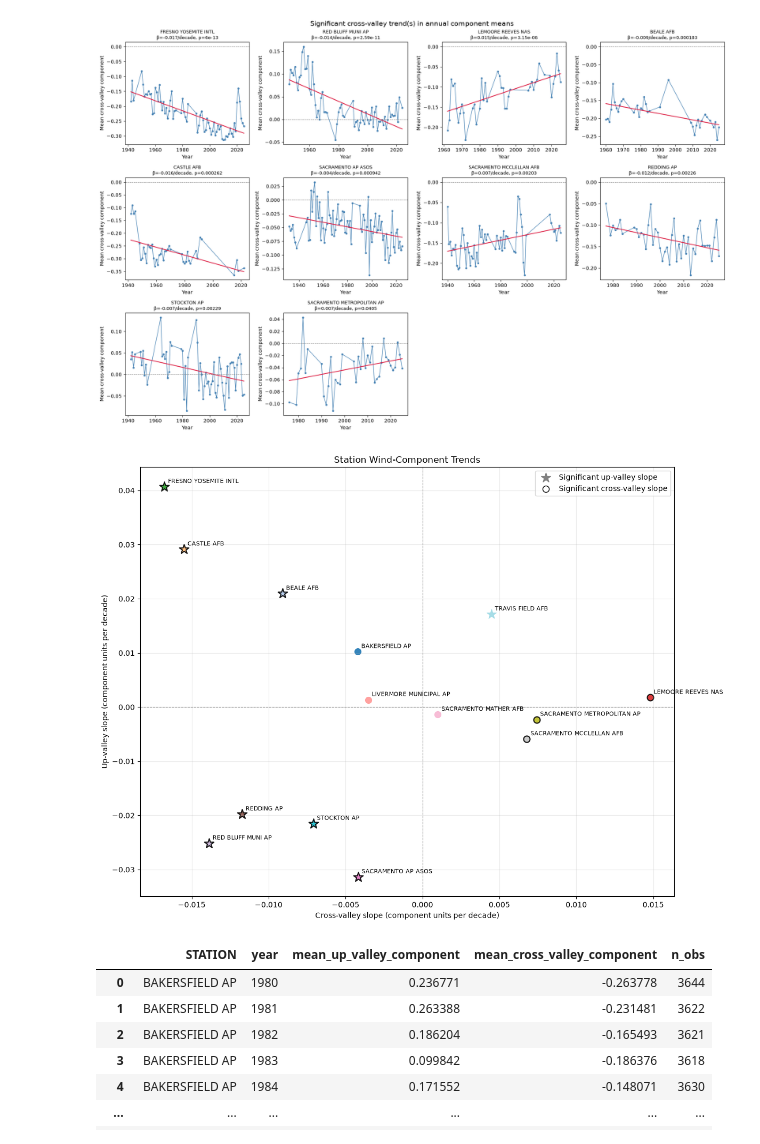
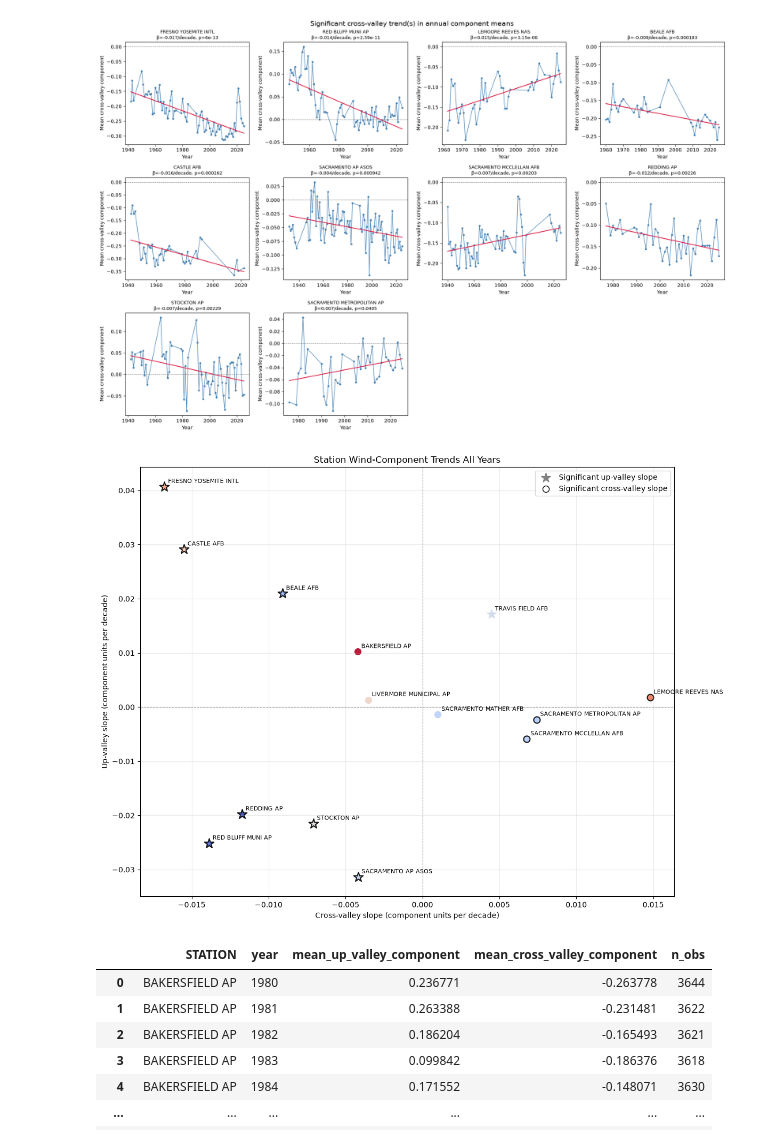
Before and after one commit to audfish/WQ2026, a Jupyter notebook: Fog_wind_analysis_v2.ipynb, the cells around one changed output. Drawn from its saved outputs; the diff is of its cells as text; code cells hidden in the pictures.

Commit message:
Fixed plotting & used outlines instead of datapoint shape changes

```diff
--- a/Fog_wind_analysis_v2.ipynb
+++ b/Fog_wind_analysis_v2.ipynb
@@ -595,23 +595,30 @@ slope_data.columns = [
     for metric, component in slope_data.columns
 ]
 
-stations = slope_data.index.tolist()
-colors = plt.cm.tab20(np.linspace(0, 1, len(stations)))
+# Attach latitude for coloring
+station_lat = (
+    CV_filtered_rows.groupby("STATION", as_index=False)["LATITUDE"]
+    .median()
+    .rename(columns={"LATITUDE": "latitude"})
+)
+plot_data = slope_data.merge(station_lat, on="STATION", how="left").dropna(subset=["latitude"])
+
+lat_min = plot_data["latitude"].min()
+lat_max = plot_data["latitude"].max()
+lat_range = lat_max - lat_min if lat_max != lat_min else 1
 
 fig, ax = plt.subplots(figsize=(12, 9))
 
-for station, color in zip(stations, colors):
-    row = slope_data.loc[station]
-
-    cross_slope = row["slope_per_decade_cross_valley"]
-    up_slope = row["slope_per_decade_up_valley"]
+for _, row in plot_data.iterrows():
+    station = row["STATION"]
+    color = plt.cm.coolwarm_r((row["latitude"] - lat_min) / lat_range)
 
     significant_cross = row["p_value_cross_valley"] < 0.05
     significant_up = row["p_value_up_valley"] < 0.05
 
     ax.scatter(
-        cross_slope,
-        up_slope,
+        row["slope_per_decade_cross_valley"],
+        row["slope_per_decade_up_valley"],
         color=color,
         marker="*" if significant_up else "o",
         s=180 if significant_up else 75,
@@ -622,36 +629,36 @@ for station, color in zip(stations, colors):
 
     ax.annotate(
         station,
-        (cross_slope, up_slope),
+        (row["slope_per_decade_cross_valley"], row["slope_per_decade_up_valley"]),
         xytext=(5, 5),
         textcoords="offset points",
         fontsize=8,
     )
 
 # Reference axes
 ax.axhline(0, color="gray", linestyle="--", linewidth=0.8)
 ax.axvline(0, color="gray", linestyle="--", linewidth=0.8)
 
 # Legend for significance styles
 ax.scatter(
     [], [], color="gray", marker="*", s=180,
     label="Significant up-valley slope"
 )
 ax.scatter(
     [], [], color="white", edgecolors="black", s=75,
     label="Significant cross-valley slope"
 )
 
 ax.set_xlabel("Cross-valley slope (component units per decade)")
 ax.set_ylabel("Up-valley slope (component units per decade)")
-ax.set_title("Station Wind-Component Trends")
+ax.set_title("Station Wind-Component Trends All Years")
 ax.grid(True, alpha=0.25)
 ax.legend(loc="best")
 
 plt.tight_layout()
 plt.show()
 # %% [output]
-[figure, old version]
+[figure, new version]
 # %%
 # Repeat the annual component analysis for station-years from 1980 onward
 
```
Also changed, not shown: parts of 4 cells of this notebook.
